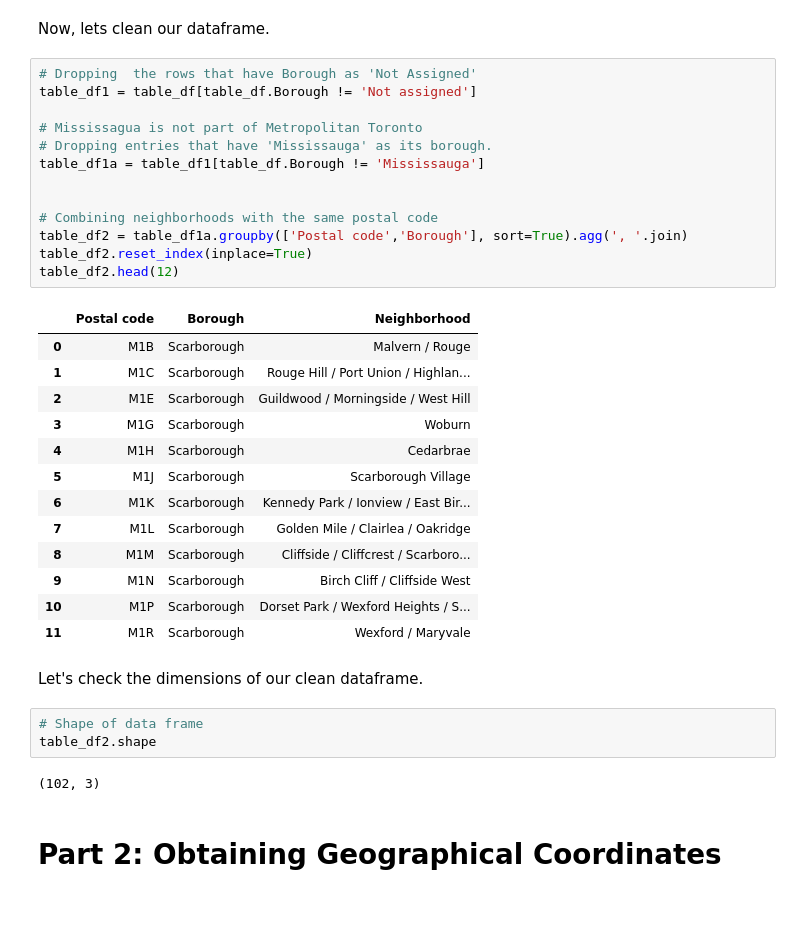
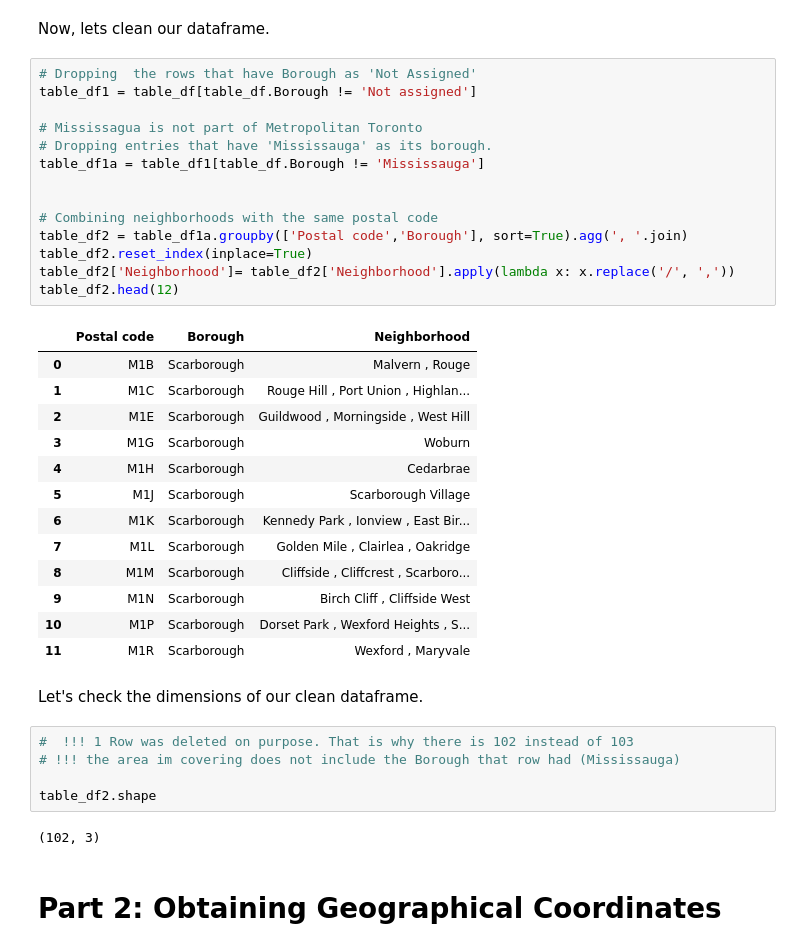
Before and after one commit to efrenmo/IBM_ProfeCerti_Capstone, a Jupyter notebook: Capstone Project Notebook 2.ipynb, the cells around one changed output. Saved outputs shown, nothing was run; the diff lists cells and outputs as text; blank space fills up the shorter version.

```diff
--- a/Capstone Project Notebook 2.ipynb
+++ b/Capstone Project Notebook 2.ipynb
@@ -168,37 +168,40 @@ Now, lets clean our dataframe.
 # %%
 # Dropping  the rows that have Borough as 'Not Assigned'
 table_df1 = table_df[table_df.Borough != 'Not assigned']
 
 # Mississagua is not part of Metropolitan Toronto
 # Dropping entries that have 'Mississauga' as its borough.
 table_df1a = table_df1[table_df.Borough != 'Mississauga']
 
 
 # Combining neighborhoods with the same postal code
 table_df2 = table_df1a.groupby(['Postal code','Borough'], sort=True).agg(', '.join)
 table_df2.reset_index(inplace=True)
+table_df2['Neighborhood']= table_df2['Neighborhood'].apply(lambda x: x.replace('/', ','))
 table_df2.head(12)
 # %% [output]
 |  | Postal code | Borough | Neighborhood |
-| 0 | M1B | Scarborough | Malvern / Rouge |
-| 1 | M1C | Scarborough | Rouge Hill / Port Union / Highlan... |
-| 2 | M1E | Scarborough | Guildwood / Morningside / West Hill |
+| 0 | M1B | Scarborough | Malvern , Rouge |
+| 1 | M1C | Scarborough | Rouge Hill , Port Union , Highlan... |
+| 2 | M1E | Scarborough | Guildwood , Morningside , West Hill |
 | 3 | M1G | Scarborough | Woburn |
 | 4 | M1H | Scarborough | Cedarbrae |
 | 5 | M1J | Scarborough | Scarborough Village |
-| 6 | M1K | Scarborough | Kennedy Park / Ionview / East Bir... |
-| 7 | M1L | Scarborough | Golden Mile / Clairlea / Oakridge |
-| 8 | M1M | Scarborough | Cliffside / Cliffcrest / Scarboro... |
-| 9 | M1N | Scarborough | Birch Cliff / Cliffside West |
-| 10 | M1P | Scarborough | Dorset Park / Wexford Heights / S... |
-| 11 | M1R | Scarborough | Wexford / Maryvale |
+| 6 | M1K | Scarborough | Kennedy Park , Ionview , East Bir... |
+| 7 | M1L | Scarborough | Golden Mile , Clairlea , Oakridge |
+| 8 | M1M | Scarborough | Cliffside , Cliffcrest , Scarboro... |
+| 9 | M1N | Scarborough | Birch Cliff , Cliffside West |
+| 10 | M1P | Scarborough | Dorset Park , Wexford Heights , S... |
+| 11 | M1R | Scarborough | Wexford , Maryvale |
 # %% [markdown]
 Let's check the dimensions of our clean dataframe.
-# %%
-# Shape of data frame
-table_df2.shape
-# %% [output]
-(102, 3)
+# %%
+#  !!! 1 Row was deleted on purpose. That is why there is 102 instead of 103
+# !!! the area im covering does not include the Borough that row had (Mississauga)
+
+table_df2.shape
+# %% [output]
+(102, 3)
 # %% [markdown]
 <h1 id="2"> Part 2: Obtaining Geographical Coordinates
 # %% [markdown]
```
Also changed, not shown: parts of 6 cells of this notebook.
